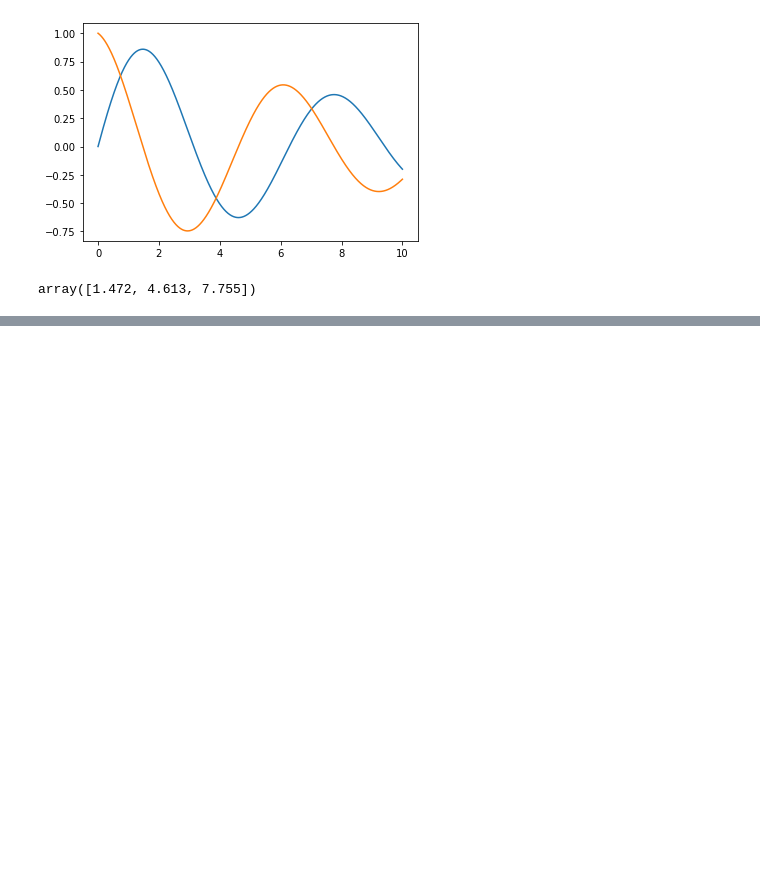
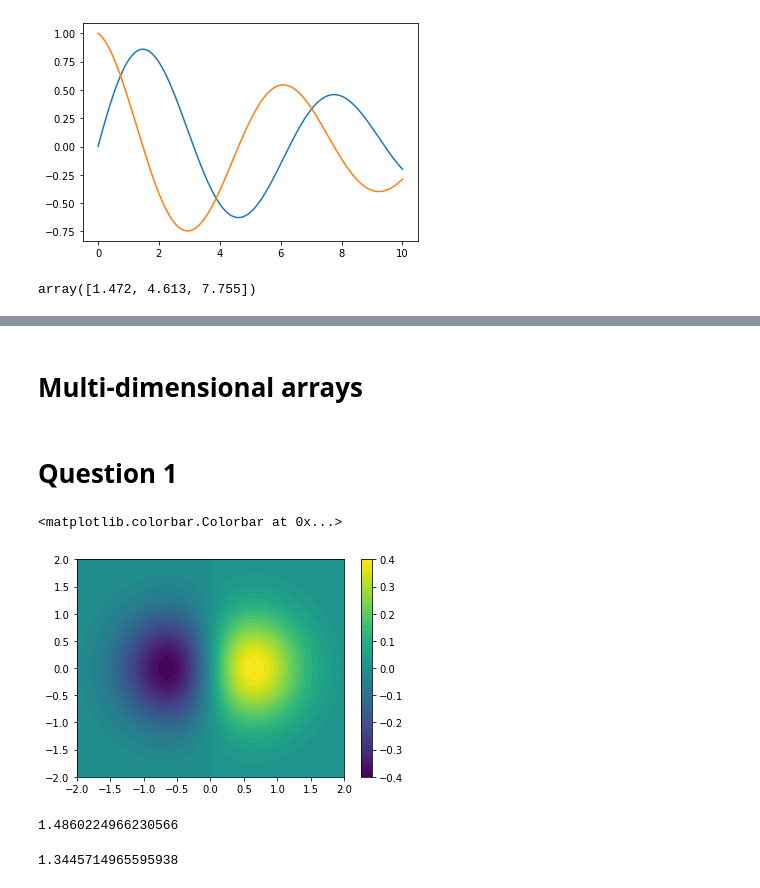
Before and after one commit to GuilhermeVeriss/practice, a Jupyter notebook: python_learn/numpy_tutorial.ipynb, the cells around one changed output, grey strips where cells are left out. Cells and saved outputs as stored; diff of their text form; code cells hidden in the pictures; blank space fills up the shorter version.

```diff
--- a/python_learn/numpy_tutorial.ipynb
+++ b/python_learn/numpy_tutorial.ipynb
@@ -51,0 +99,25 @@ array([1.472, 4.613, 7.755])
+# %% [markdown]
+# **Multi-dimensional arrays**
+# %% [markdown]
+# **Question 1**
+# %%
+#1
+x = np.linspace(-2, 2, 10000)
+y = np.linspace(-2, 2, 10000)
+
+xv, yv = np.meshgrid(x, y)
+f = np.exp(-(xv**2 + yv**2)) * np.sin(xv)
+
+plt.contourf(xv, yv, f, levels=50)
+plt.colorbar()
+# %% [output]
+<matplotlib.colorbar.Colorbar at 0x...>
+[figure, added]
+# %%
+np.sum(abs(f)) * np.diff(x)[0] * np.diff(y)[0]
+# %% [output]
+1.4860224966230566
+# %%
+np.sum(abs(f[xv**2 + yv**2 > 0.25])) * np.diff(x)[0] * np.diff(y)[0]
+# %% [output]
+1.3445714965595938
```
Also changed, not shown: parts of 9 cells of this notebook.
